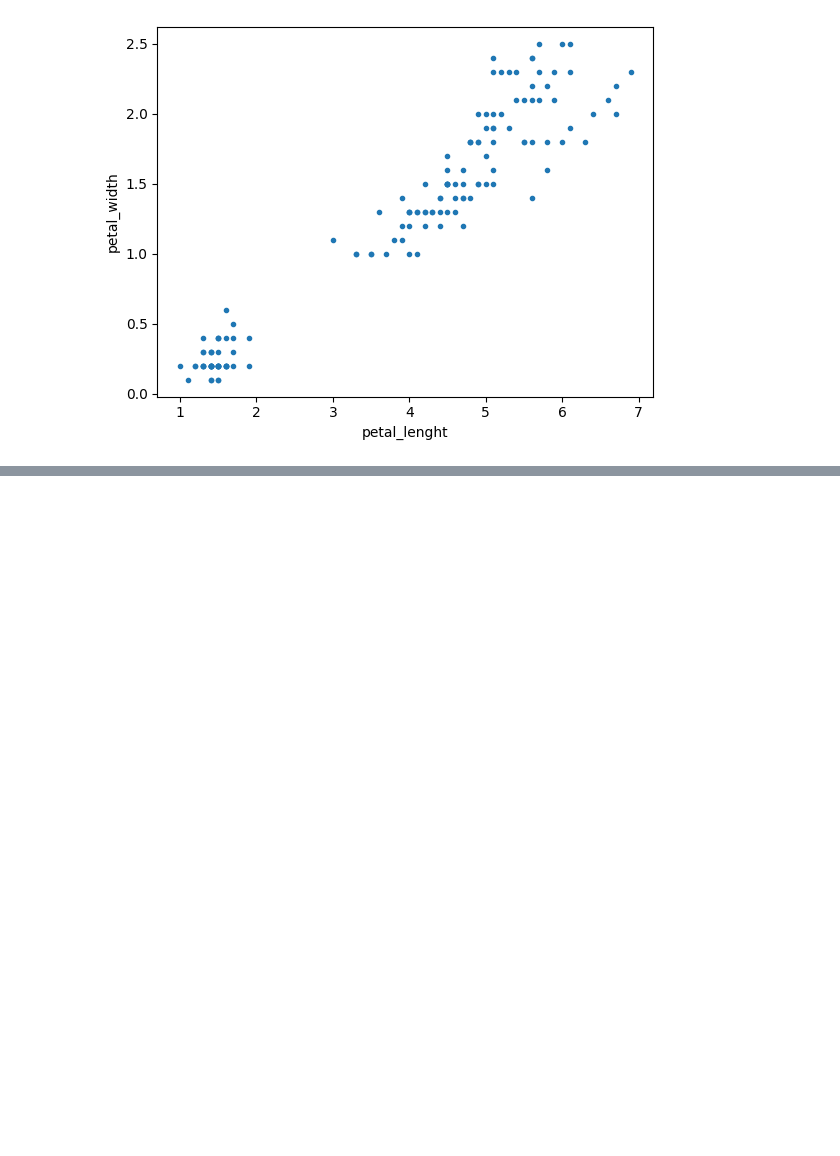
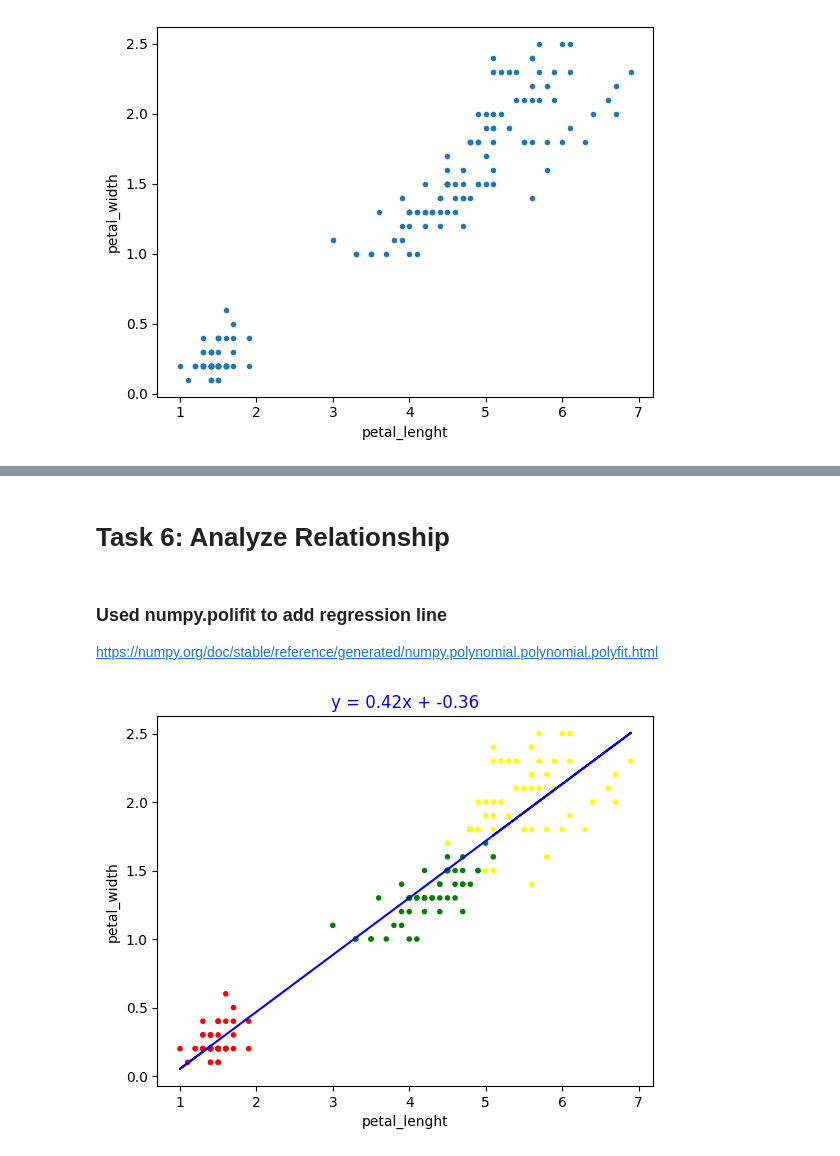
Before and after one commit to justia-pi/principles_of_DA, a Jupyter notebook: tasks.ipynb, the cells around one changed output, grey strips where cells are left out. Drawn from its saved outputs; the diff is of its cells as text; code cells hidden in the pictures; blank space fills up the shorter version.

Commit message:
Task 6

```diff
--- a/tasks.ipynb
+++ b/tasks.ipynb
@@ -192,0 +184,35 @@ ax.legend(species)
+# %% [markdown]
+# **Task 6: Analyze Relationship**
+# %% [markdown]
+### Used numpy.polifit to add regression line
+https://numpy.org/doc/stable/reference/generated/numpy.polynomial.polynomial.polyfit.html
+# %%
+# Use polyfit to fit a line to the data.
+m, c = np.polyfit(petal_lenght, petal_width, 1)
+
+# Show.
+m, c
+
+# Create a figure and an axis.
+fig, ax = plt.subplots()
+
+# Scatter plot.
+
+species = ['setosa', 'versicolor', 'virginica']
+species_names = np.repeat(species, 50)
+color= {"setosa": "red", "versicolor": "green", "virginica": "yellow"}
+species_colors = [color[name] for name in species_names]
+
+ax.scatter(petal_lenght, petal_width, c=species_colors, marker=".")
+
+# Plot the data.
+ax.plot(petal_lenght, m * petal_lenght + c, color='blue')
+
+# Labels.
+ax.set_xlabel('petal_lenght')
+ax.set_ylabel('petal_width')
+
+# Title
+ax.set_title(f'y = {m:.2f}x + {c:.2f}', color = 'blue');
+# %% [output]
+[figure, added]
```
Also changed, not shown: parts of 11 cells of this notebook.
